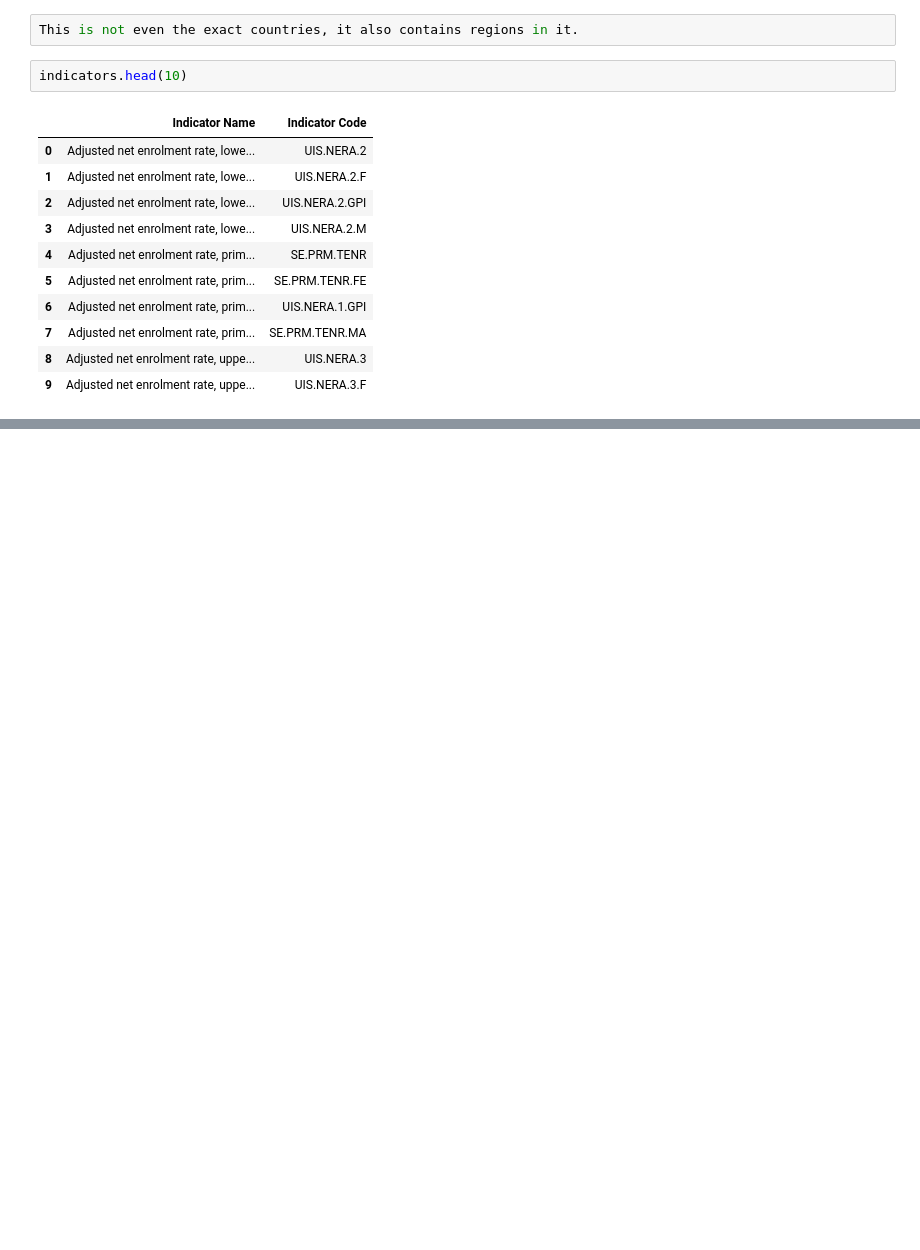
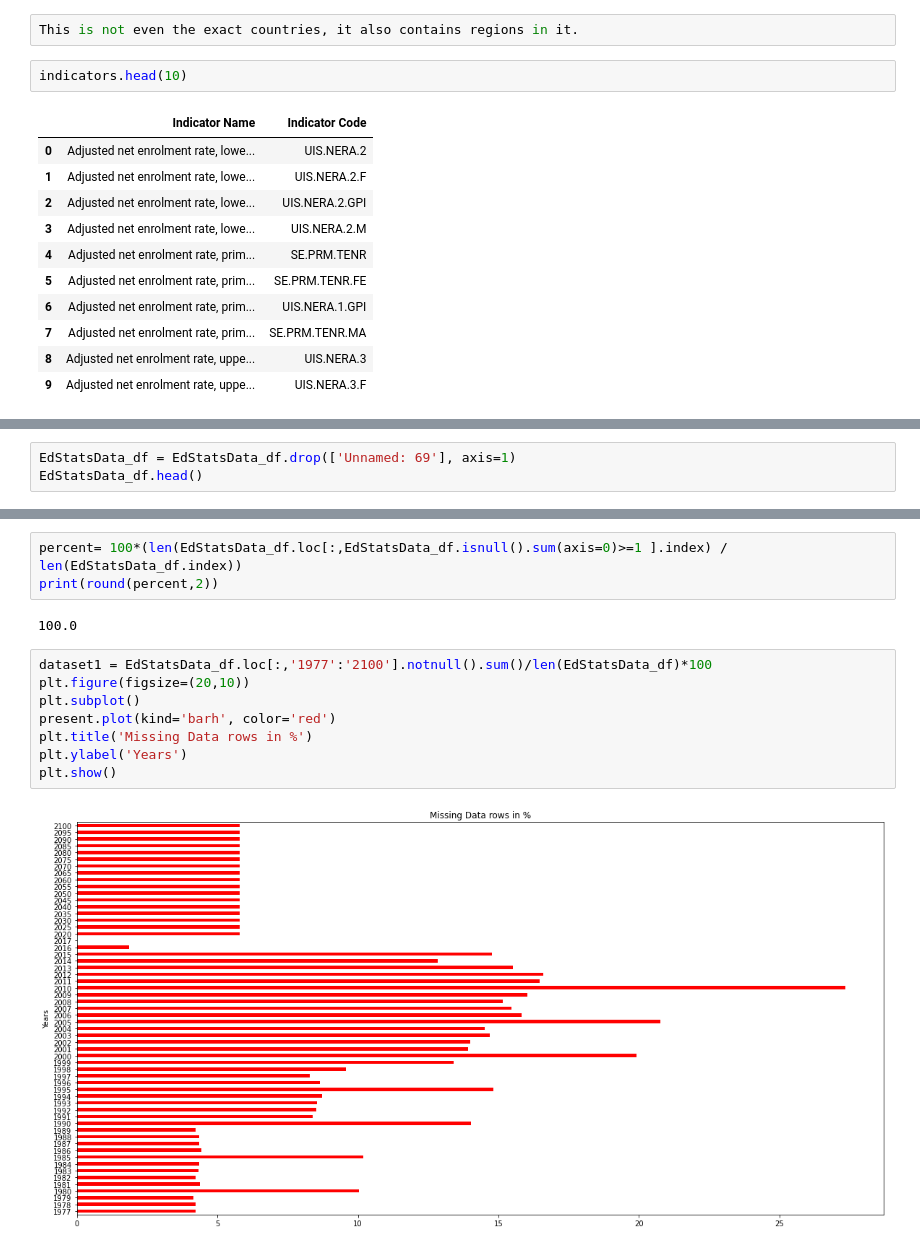
Before and after one commit to vanshika7-max/World-Bank-Education-Stats, a Jupyter notebook: Vanshika_Raj_Team_7_Capstone_Project.ipynb, the cells around one changed output, grey strips where cells are left out. Drawn from its saved outputs; the diff is of its cells as text; blank space fills up the shorter version.

```diff
--- a/Vanshika_Raj_Team_7_Capstone_Project.ipynb
+++ b/Vanshika_Raj_Team_7_Capstone_Project.ipynb
@@ -162,0 +183,3 @@ indicators.head(10)
+# %%
+EdStatsData_df = EdStatsData_df.drop(['Unnamed: 69'], axis=1)
+EdStatsData_df.head()
@@ -162,0 +246,15 @@ indicators.head(10)
+# %%
+percent= 100*(len(EdStatsData_df.loc[:,EdStatsData_df.isnull().sum(axis=0)>=1 ].index) / len(EdStatsData_df.index))
+print(round(percent,2))
+# %% [output]
+100.0
+# %%
+dataset1 = EdStatsData_df.loc[:,'1977':'2100'].notnull().sum()/len(EdStatsData_df)*100
+plt.figure(figsize=(20,10))
+plt.subplot()
+present.plot(kind='barh', color='red')
+plt.title('Missing Data rows in %')
+plt.ylabel('Years')
+plt.show()
+# %% [output]
+[figure, added]
```
Also changed, not shown: parts of 10 cells of this notebook.
